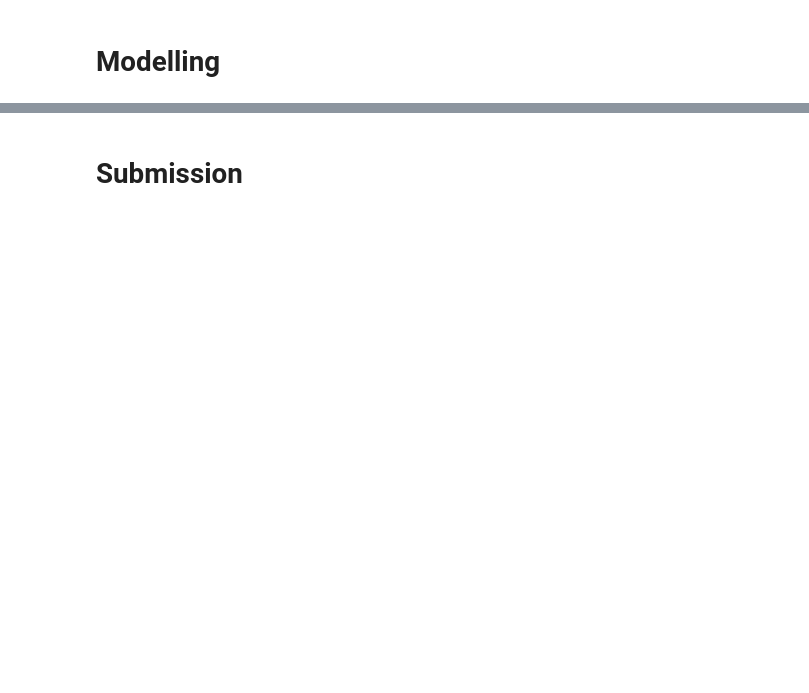
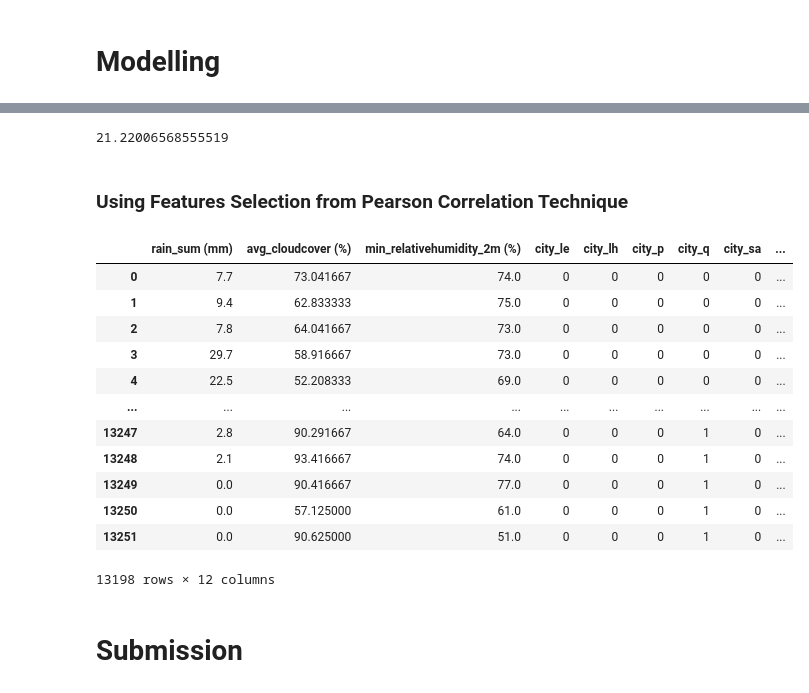
Before and after one commit to FelixFern/Arkavidia-2023-ODE, a Jupyter notebook: Arkavidia.ipynb, the cells around one changed output, grey strips where cells are left out. Cells and saved outputs as stored; diff of their text form; code cells hidden in the pictures; blank space fills up the shorter version.

```diff
--- a/Arkavidia.ipynb
+++ b/Arkavidia.ipynb
@@ -467,3 +653,42 @@ mean_squared_error(y_pred, y_val)
+# %%
+X = df_coba.drop(columns=['rain_sum (mm)']).values
+y = df_coba['rain_sum (mm)'].values
+
+X, y = Definedata()
+X_train, X_test, y_train, y_test = train_test_split(X, y, test_size = 0.33, random_state = 25)
+
+model = XGBRegressor()
+model.fit(X_train,y_train)
+y_pred = model.predict(X_test)
+
+MSE = metrics.mean_squared_error(y_test, y_pred)
+ATrS =  model.score(X_train,y_train)
+ATeS = model.score(X_test,y_test)
+
+print(MSE)
+# %% [output]
+21.22006568555519
+# %% [markdown]
+### Using Features Selection from Pearson Correlation Technique
+# %%
+final_train = final_train.drop(['time','elevation'], axis=1)
+final_train = pd.get_dummies(final_train, columns=['city'], drop_first=True)
+# %%
+final_train
+# %% [output]
+|  | rain_sum (mm) | avg_cloudcover (%) | min_relativehumidity_2m (%) | city_le | city_lh | city_p | city_q | city_sa | ... |
+| 0 | 7.7 | 73.041667 | 74.0 | 0 | 0 | 0 | 0 | 0 | ... |
+| 1 | 9.4 | 62.833333 | 75.0 | 0 | 0 | 0 | 0 | 0 | ... |
+| 2 | 7.8 | 64.041667 | 73.0 | 0 | 0 | 0 | 0 | 0 | ... |
+| 3 | 29.7 | 58.916667 | 73.0 | 0 | 0 | 0 | 0 | 0 | ... |
+| 4 | 22.5 | 52.208333 | 69.0 | 0 | 0 | 0 | 0 | 0 | ... |
+| ... | ... | ... | ... | ... | ... | ... | ... | ... | ... |
+| 13247 | 2.8 | 90.291667 | 64.0 | 0 | 0 | 0 | 1 | 0 | ... |
+| 13248 | 2.1 | 93.416667 | 74.0 | 0 | 0 | 0 | 1 | 0 | ... |
+| 13249 | 0.0 | 90.416667 | 77.0 | 0 | 0 | 0 | 1 | 0 | ... |
+| 13250 | 0.0 | 57.125000 | 61.0 | 0 | 0 | 0 | 1 | 0 | ... |
+| 13251 | 0.0 | 90.625000 | 51.0 | 0 | 0 | 0 | 1 | 0 | ... |
+13198 rows × 12 columns
 # %% [markdown]
 # Submission
 # %%
```
Also changed, not shown: parts of 23 cells of this notebook.
